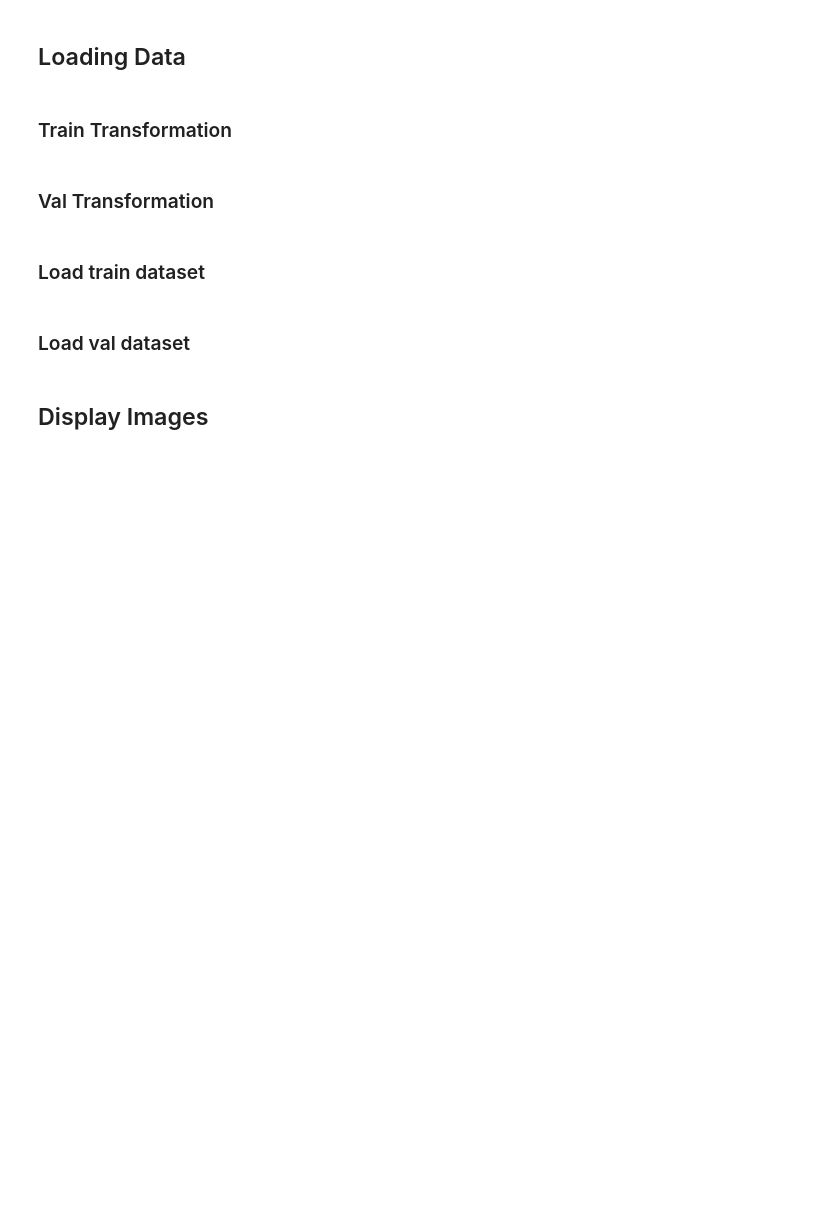
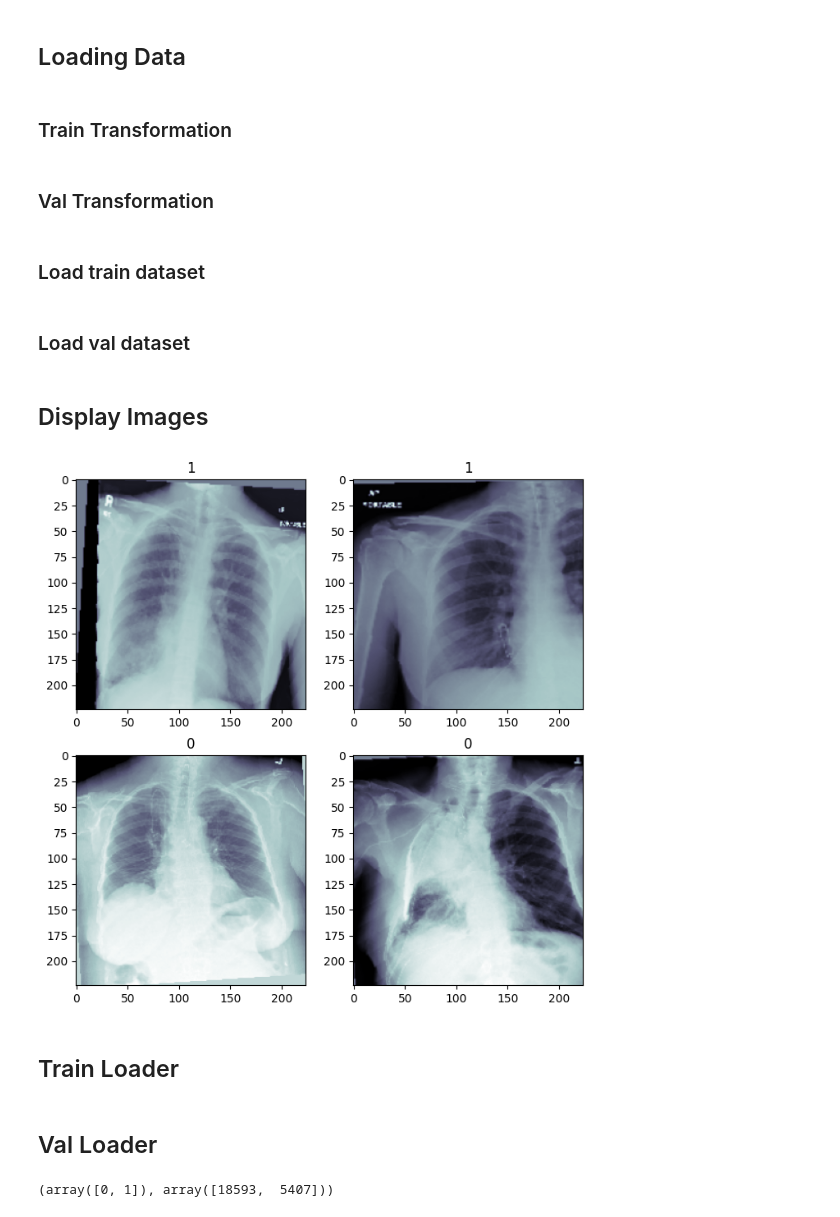
Before and after one commit to Zahed-Golabi/Medical-Imaging, a Jupyter notebook: 03- Pneumonia Classification/Preprocessing.ipynb, the cells around one changed output. Cells and saved outputs as stored; diff of their text form; code cells hidden in the pictures; blank space fills up the shorter version.

Commit message:
train and val loader

```diff
--- a/03- Pneumonia Classification/Preprocessing.ipynb
+++ b/03- Pneumonia Classification/Preprocessing.ipynb
@@ -169,2 +169,15 @@ val_dataset = torchvision.datasets.DatasetFolder("/content/Processed/train/", lo
 # %% [markdown]
 ## Display Images
+# %%
+fig, axis = plt.subplots(2,2, figsize=(8,8))
+
+for row in range(2):
+  for column in range(2):
+    random_index = np.random.randint(0, 24000)
+    x_ray, label = train_dataset[random_index]
+    axis[row][column].imshow(x_ray[0], cmap="bone")
+    axis[row][column].set_title(label)
+# %% [output]
+[figure, added]
+# %% [markdown]
+## Train Loader
@@ -170,0 +189,2 @@ val_dataset = torchvision.datasets.DatasetFolder("/content/Processed/train/", lo
+# %% [markdown]
+## Val Loader
@@ -170,0 +193,4 @@ val_dataset = torchvision.datasets.DatasetFolder("/content/Processed/train/", lo
+# %%
+np.unique(train_dataset.targets, return_counts=True)
+# %% [output]
+(array([0, 1]), array([18593,  5407]))
```
Also changed, not shown: parts of 3 cells of this notebook.
